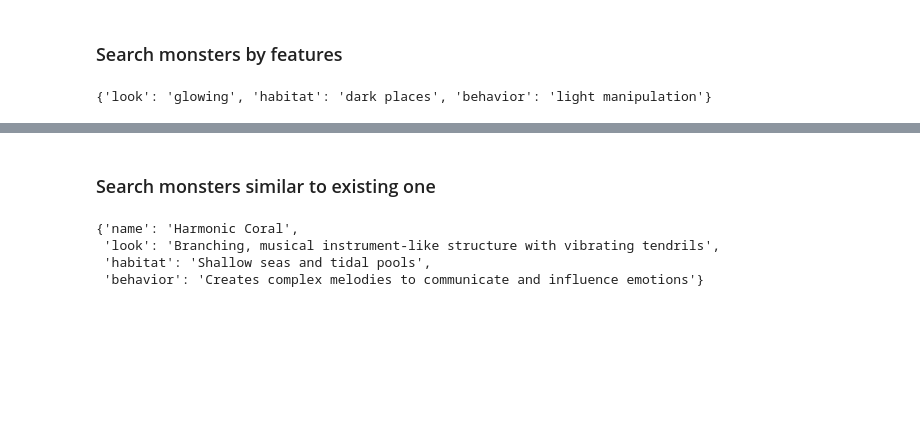
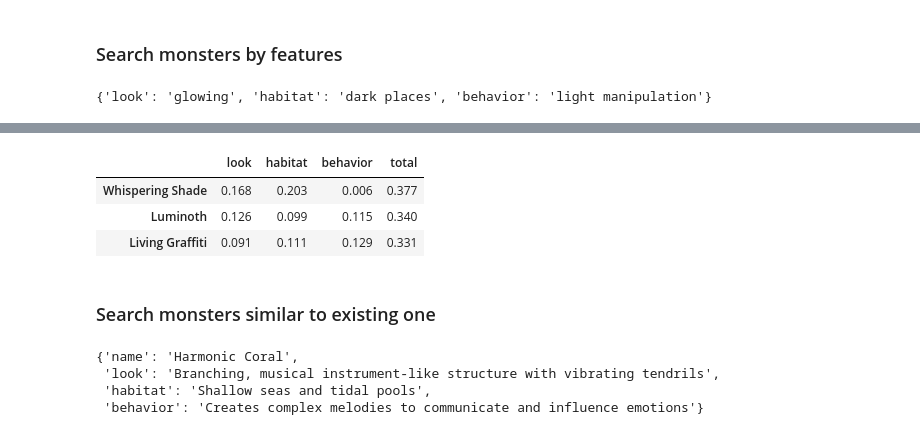
Before and after one commit to superlinked/article-multi-attribute-search, a Jupyter notebook: notebook.ipynb, the cells around one changed output, grey strips where cells are left out. Saved outputs shown, nothing was run; the diff lists cells and outputs as text; code cells hidden in the pictures; blank space fills up the shorter version.

Commit message:
add partial scores

```diff
--- a/notebook.ipynb
+++ b/notebook.ipynb
@@ -193,3 +206,38 @@ from superlinked.framework.common.parser.dataframe_parser import DataFrameParser
+# %%
+from superlinked.framework.dsl.executor.query.query_executor import QueryExecutor
+from superlinked.framework.dsl.query.query_vector_factory import QueryVectorFactory
+from superlinked.framework.common.data_types import Vector
+
+
+def get_query_vector(
+    index: Index, app: InMemoryApp, query_obj: Query, params: dict
+) -> Vector:
+    query_vector_factory = QueryVectorFactory(
+        index._dag, set(index._space_schemas), app.storage_manager
+    )
+
+    query_executor = QueryExecutor(app, query_obj, query_vector_factory)
+    query_param_info = query_executor._fill_query_param_info(
+        query_executor.query_obj.query_param_info, params
+    )
+    query_vector = query_executor._produce_query_vector(
+        query_executor.query_obj.query_filter_info, query_param_info
+    )
+    return query_vector
+
+
+def get_scores(
+    ids: list[str], query_vector: Vector, vectors: np.ndarray
+) -> pd.DataFrame:
+
+    q = query_vector.value.reshape(1, -1, EMBEDDING_DIMENSION)
+    vs = vectors.reshape(len(vectors), -1, EMBEDDING_DIMENSION)
+
+    scores = np.sum(np.repeat(q, len(vs), axis=0) * vs, axis=2)
+    scores = pd.DataFrame(scores, index=ids, columns=["look", "habitat", "behavior"])
+    scores["total"] = scores.sum(axis=1)
+    scores = scores.round(3)
+    return scores
 # %%
 @schema
 class Monster:
@@ -211,6 +259,7 @@ monster_parser = DataFrameParser(monster, mapping={monster.id: "name"})
 source: InMemorySource = InMemorySource(monster, parser=monster_parser)
 executor = InMemoryExecutor(sources=[source], indices=[monster_index])
 app = executor.run()
+vector_sampler = VectorSampler(app=app)
 # %%
 source.put([df])
 # %%
@@ -255,6 +304,20 @@ format_result(result)
 | Whispering Shade | 0.376738 | Shadowy, amorphous being with glo... | Dark forests and abandoned buildings | Feeds on fear and whispers unsett... |
 | Luminoth | 0.340084 | Moth-like creature with glowing w... | Dense forests and jungles with bi... | Emits soothing light patterns to ... |
 | Living Graffiti | 0.330587 | Two-dimensional, colorful creatur... | Urban areas, particularly walls a... | Shapeshifts to blend with surroun... |
+# %%
+params = {"limit": LIMIT, **query, **default_weights}
+query_vector = get_query_vector(monster_index, app, monster_query, params)
+ids = [entry.stored_object["id"] for entry in result.entries]
+vc = vector_sampler.get_vectors_by_ids(
+    id_=ids, index=monster_index, schema=monster
+).vectors
+
+get_scores(ids, query_vector, vc)
+# %% [output]
+|  | look | habitat | behavior | total |
+| Whispering Shade | 0.168 | 0.203 | 0.006 | 0.377 |
+| Luminoth | 0.126 | 0.099 | 0.115 | 0.340 |
+| Living Graffiti | 0.091 | 0.111 | 0.129 | 0.331 |
 # %% [markdown]
 ### Search monsters similar to existing one
 # %%
```
Also changed, not shown: parts of 7 cells of this notebook.
